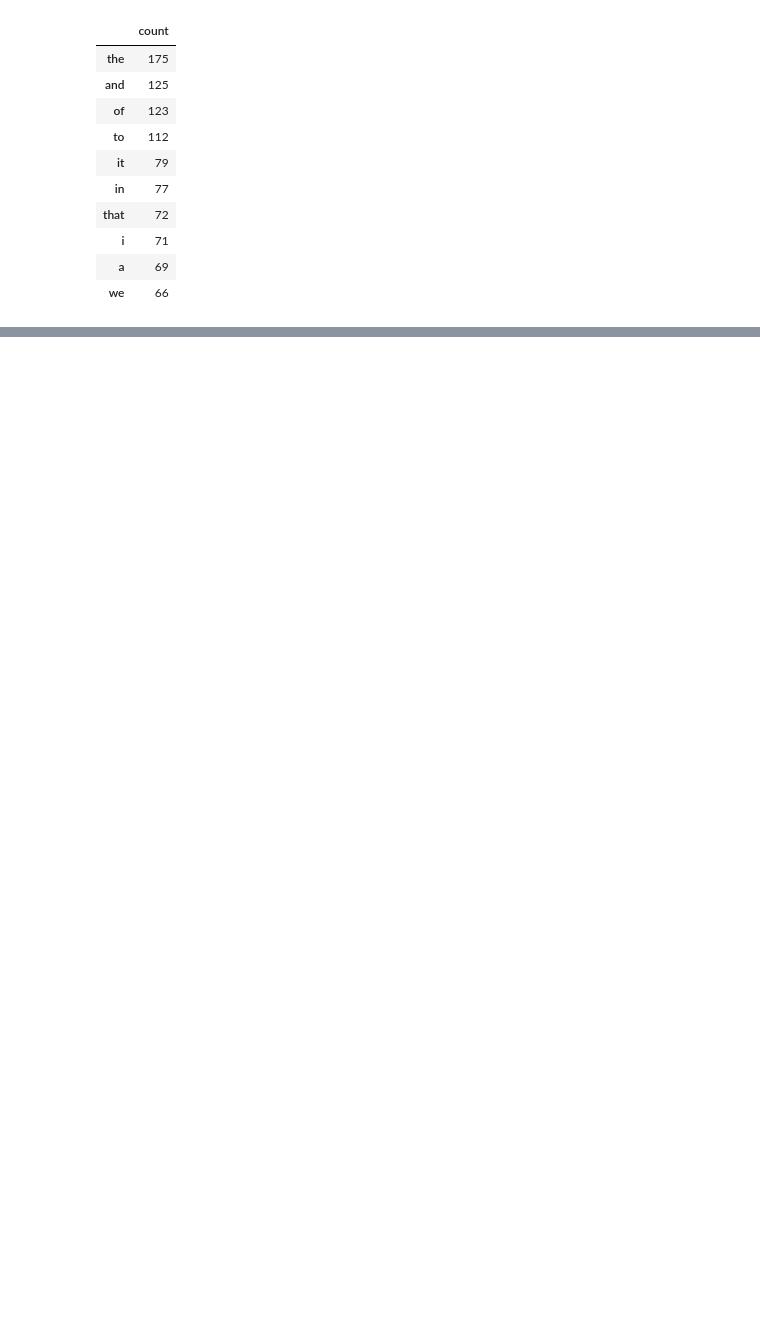
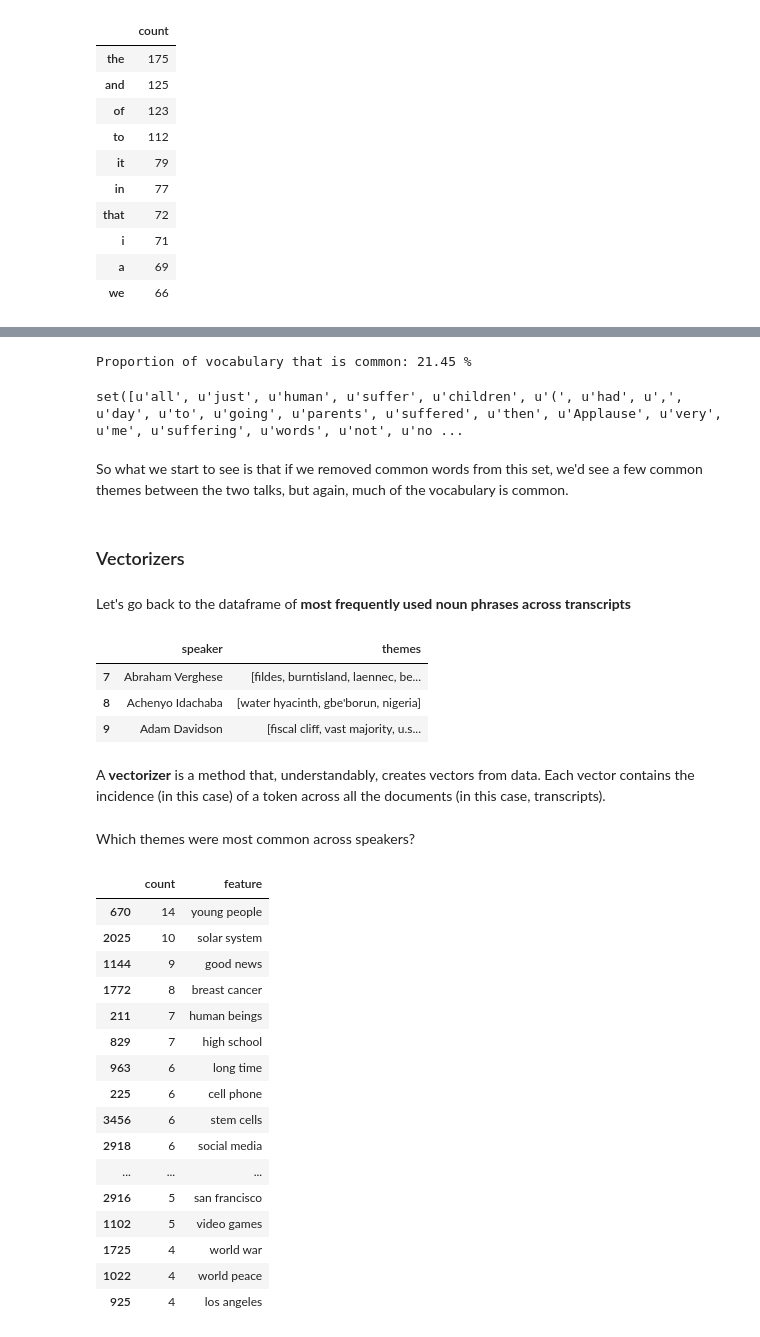
Before and after one commit to clarecorthell/nlp_workshop, a Jupyter notebook: nlp_basics_workshop.ipynb, the cells around one changed output, grey strips where cells are left out. Drawn from its saved outputs; the diff is of its cells as text; code cells hidden in the pictures; blank space fills up the shorter version.

```diff
--- a/nlp_basics_workshop.ipynb
+++ b/nlp_basics_workshop.ipynb
@@ -509,0 +540,70 @@ XXXXX VECTORIZATION XXXXX
+# %%
+proportion = len(one_set.intersection(two_set)) / float(total_diff)
+print "Proportion of vocabulary that is common:", round(proportion, 4)*100, "%"
+# %% [output]
+Proportion of vocabulary that is common: 21.45 %
+# %%
+print one_set.intersection(two_set)
+# %% [output]
+set([u'all', u'just', u'human', u'suffer', u'children', u'(', u'had', u',', u'day', u'to', u'going', u'parents', u'suffered', u'then', u'Applause', u'very', u'me', u'suffering', u'words', u'not', u'no ...
+# %% [markdown]
+So what we start to see is that if we removed common words from this set, we'd see a few common themes between the two talks, but again, much of the vocabulary is common.
+# %% [markdown]
+### Vectorizers
+# %% [markdown]
+Let's go back to the dataframe of **most frequently used noun phrases across transcripts**
+# %%
+themes_list = speaker_themes_df['themes'].tolist()
+speaker_themes_df[7:10]
+# %% [output]
+|  | speaker | themes |
+| 7 | Abraham Verghese | [fildes, burntisland, laennec, be... |
+| 8 | Achenyo Idachaba | [water hyacinth, gbe'borun, nigeria] |
+| 9 | Adam Davidson | [fiscal cliff, vast majority, u.s... |
+# %%
+# sci-kit learn is a machine learning library for python
+from sklearn.feature_extraction.text import CountVectorizer
+import numpy as np
+
+vocab = set([d for d in themes_list for d in d])
+
+# we'll just look at ngrams > 2 to see some richer topics
+cv = CountVectorizer(stop_words=None, vocabulary=vocab, ngram_range=(2, 4))
+# %%
+# going to turn these back into documents
+document_list = [','.join(t) for t in themes_list]
+# %%
+data = cv.fit_transform(document_list).toarray()
+# %% [markdown]
+A **vectorizer** is a method that, understandably, creates vectors from data. Each vector contains the incidence (in this case) of a token across all the documents (in this case, transcripts).
+# %%
+cv.get_feature_names() # names of features
+
+dist = np.sum(data, axis=0)
+
+counts_list = list()
+for tag, count in zip(vocab, dist):
+     counts_list.append((count, tag))
+# %% [markdown]
+Which themes were most common across speakers?
+# %%
+count_df = pd.DataFrame(counts_list, columns=['count','feature'])
+count_df.sort('count', ascending=False)[:20]
+# %% [output]
+|  | count | feature |
+| 670 | 14 | young people |
+| 2025 | 10 | solar system |
+| 1144 | 9 | good news |
+| 1772 | 8 | breast cancer |
+| 211 | 7 | human beings |
+| 829 | 7 | high school |
+| 963 | 6 | long time |
+| 225 | 6 | cell phone |
+| 3456 | 6 | stem cells |
+| 2918 | 6 | social media |
+| ... | ... | ... |
+| 2916 | 5 | san francisco |
+| 1102 | 5 | video games |
+| 1725 | 4 | world war |
+| 1022 | 4 | world peace |
+| 925 | 4 | los angeles |
```
Also changed, not shown: parts of 49 cells of this notebook, 3 other files.
